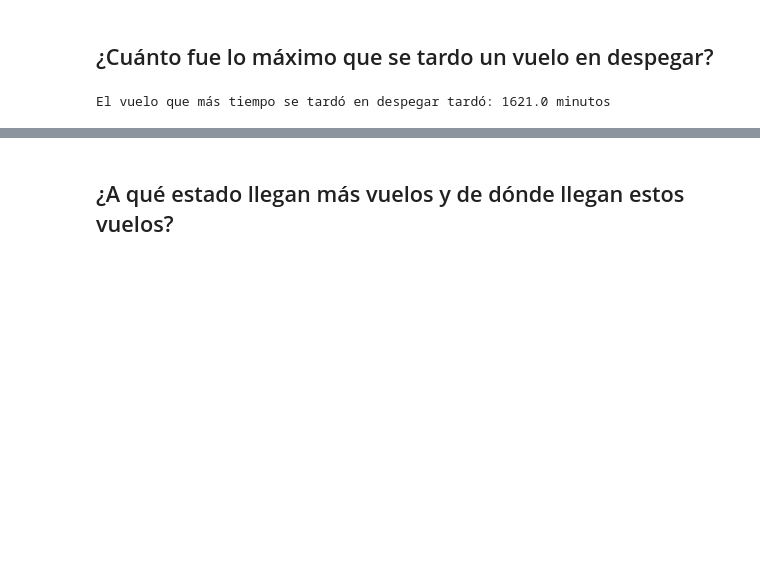
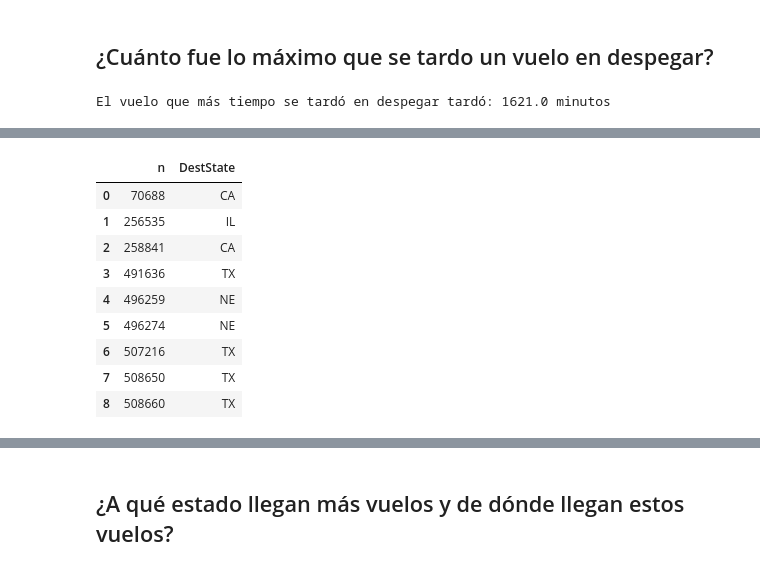
Before and after one commit to fjme95/python-para-la-ciencia-de-datos, a Jupyter notebook: 3_Dependencias,_manejo_de_datos,_pandas_y_visualización_.ipynb, the cells around one changed output, grey strips where cells are left out. Cells and saved outputs as stored; diff of their text form; code cells hidden in the pictures; blank space fills up the shorter version.

```diff
--- a/3_Dependencias,_manejo_de_datos,_pandas_y_visualización_.ipynb
+++ b/3_Dependencias,_manejo_de_datos,_pandas_y_visualización_.ipynb
@@ -691,0 +808,14 @@ El vuelo que más tiempo se tardó en despegar tardó: 1621.0 minutos
+# %%
+data_plot = normales[(normales.DepDelay > 600) & (normales.OriginState == 'TX')].DestState.reset_index().rename(columns = {'index': 'n'})
+data_plot
+# %% [output]
+|  | n | DestState |
+| 0 | 70688 | CA |
+| 1 | 256535 | IL |
+| 2 | 258841 | CA |
+| 3 | 491636 | TX |
+| 4 | 496259 | NE |
+| 5 | 496274 | NE |
+| 6 | 507216 | TX |
+| 7 | 508650 | TX |
+| 8 | 508660 | TX |
```
Also changed, not shown: parts of 34 cells of this notebook.
